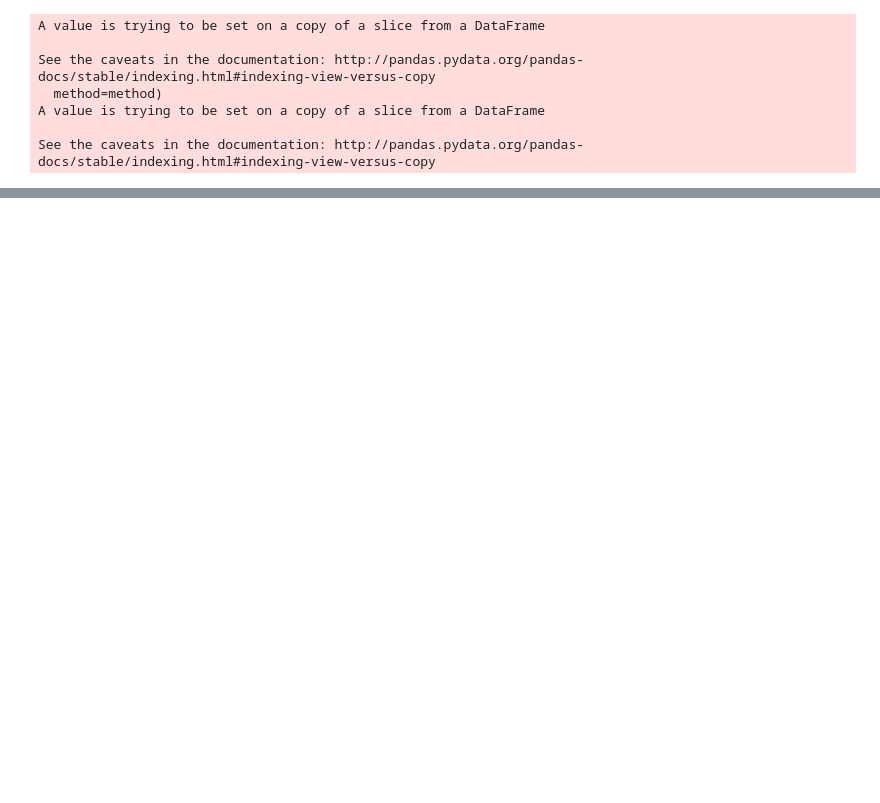
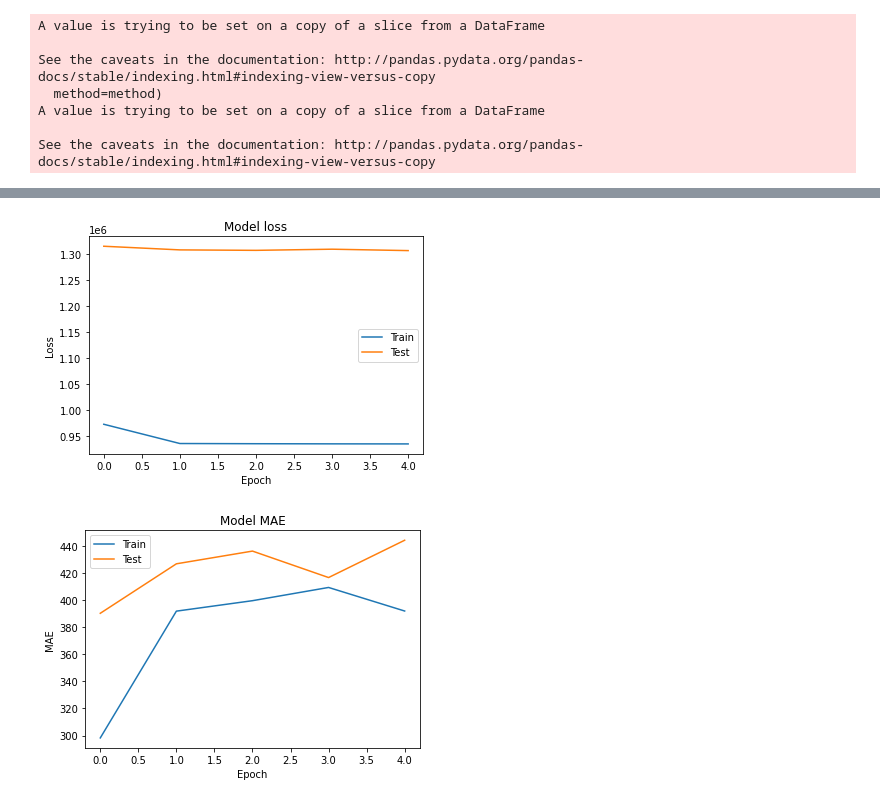
Before and after one commit to TristanBOOK/coronanet, a Jupyter notebook: Notebooks/Model_LMA_LR.ipynb, the cells around one changed output, grey strips where cells are left out. Drawn from its saved outputs; the diff is of its cells as text; code cells hidden in the pictures; blank space fills up the shorter version.

```diff
--- a/Notebooks/Model_LMA_LR.ipynb
+++ b/Notebooks/Model_LMA_LR.ipynb
@@ -469,0 +785,3 @@ model4.score(X_test4,y_test4)
+# %%
+df_nn.replace([np.inf, -np.inf], np.nan, inplace=True)
+df_nn.dropna(inplace = True)
@@ -469,0 +796,5 @@ model4.score(X_test4,y_test4)
+# %%
+X = df_nn.drop(columns='D14')
+y = df_nn['D14']
+# %%
+X_train, X_test, y_train, y_test = train_test_split(X, y, test_size=0.30, random_state=1)
@@ -469,0 +841,30 @@ model4.score(X_test4,y_test4)
+# %%
+def plot_loss_mae(history):
+    plt.plot(history.history['loss'])
+    plt.plot(history.history['val_loss'])
+    plt.title('Model loss')
+    plt.ylabel('Loss')
+    plt.xlabel('Epoch')
+    plt.legend(['Train', 'Test'], loc='best')
+    plt.show()
+
+    plt.plot(history.history['mae'])
+    plt.plot(history.history['val_mae'])
+    plt.title('Model MAE')
+    plt.ylabel('MAE')
+    plt.xlabel('Epoch')
+    plt.legend(['Train', 'Test'], loc='best')
+    plt.show()
+# %%
+model = initialize_model()
+
+history = model.fit(X_train, y_train,
+                    validation_data=(X_test, y_test),
+                    epochs=5,
+                    batch_size=16,
+                    verbose=0)
+
+plot_loss_mae(history)
+# %% [output]
+[figure, added]
+[figure, added]
```
Also changed, not shown: parts of 162 cells of this notebook.
